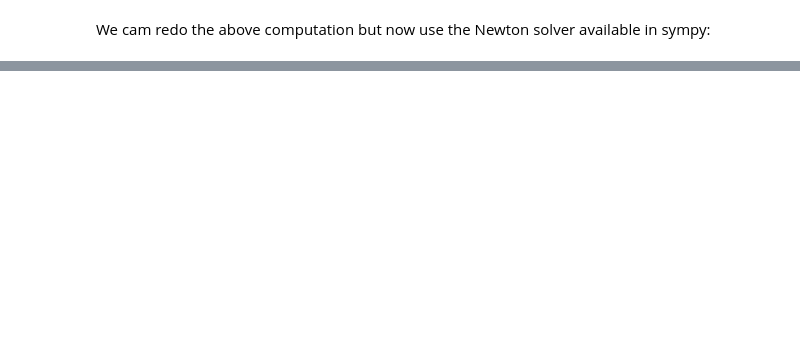
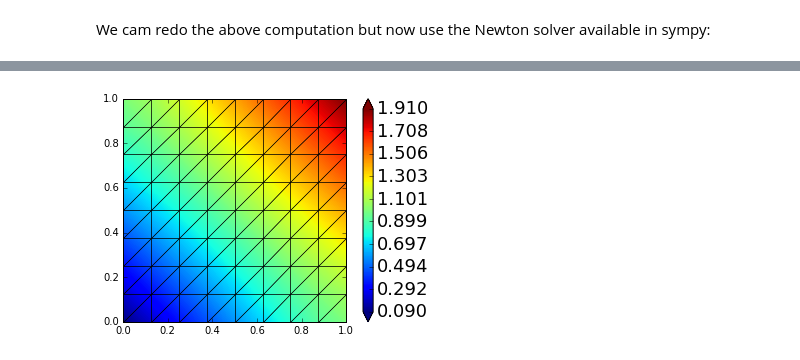
Before and after one commit to adedner/dune-fempy, a Jupyter notebook: notebooks/laplace-la.ipynb, the cells around one changed output, grey strips where cells are left out. Cells and saved outputs as stored; diff of their text form; code cells hidden in the pictures; blank space fills up the shorter version.

Commit message:
added an example of how to use petsc4py in the laplace-la notebook

```diff
--- a/notebooks/laplace-la.ipynb
+++ b/notebooks/laplace-la.ipynb
@@ -37,10 +38,7 @@ from ufl import TestFunction, TrialFunction, SpatialCoordinate, ds, dx, inner, g
 
 grid = create.grid("ALUConform", dune.grid.cartesianDomain([0, 0], [1, 1], [8, 8]), dimgrid=2)
 
-try:
-    spc = create.space("lagrange", grid, dimrange=1, order=1, storage='eigen')
-except builder.ConfigurationError:
-    exit(1)
+spc = create.space("lagrange", grid, dimrange=1, order=1, storage='fem')
 
 d = 0.001
 p = 1.7
@@ -53,9 +51,7 @@ x = SpatialCoordinate(uflSpace.cell())
 rhs = (x[0] + x[1]) * v[0]
 a = (pow(d + inner(grad(u), grad(u)), (p-2)/2)*inner(grad(u), grad(v)) + inner(u, v)) * dx + 10*inner(u, v) * ds
 b = rhs * dx + 10*rhs * ds
-model = create.model("elliptic", grid, a==b)
-
-scheme = create.scheme("h1", spc, model,\
+scheme = create.scheme("h1", spc, a==b,\
        parameters=\
        {"fem.solver.newton.linabstol": 1e-10,
         "fem.solver.newton.linreduction": 1e-10,
@@ -143,0 +178,15 @@ plot(uh)
+# %%
+try:
+    import petsc4py, sys
+    from petsc4py import PETSc
+    petsc4py.init(sys.argv)
+    spc = create.space("lagrange", grid, dimrange=1, order=1, storage='petsc')
+    scheme = create.scheme("h1", spc, a==b)
+
+    # first we will use the petsc solver available in the `dune-fem` package
+    uh,_ = scheme.solve()
+    plot(uh)
+except ImportError:
+    print("petsc4py could not be imported")
+    petsc4py = False
+# %% [output]
@@ -143,0 +195 @@ plot(uh)
+[figure, added]
```
Also changed, not shown: parts of 10 cells of this notebook, 2 other files.
